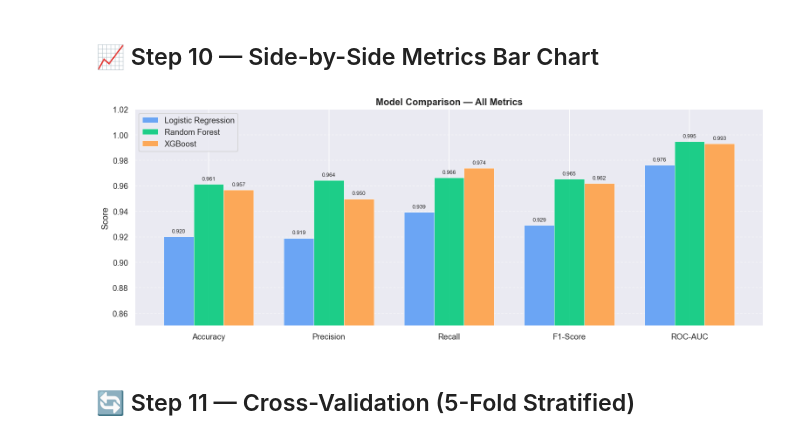
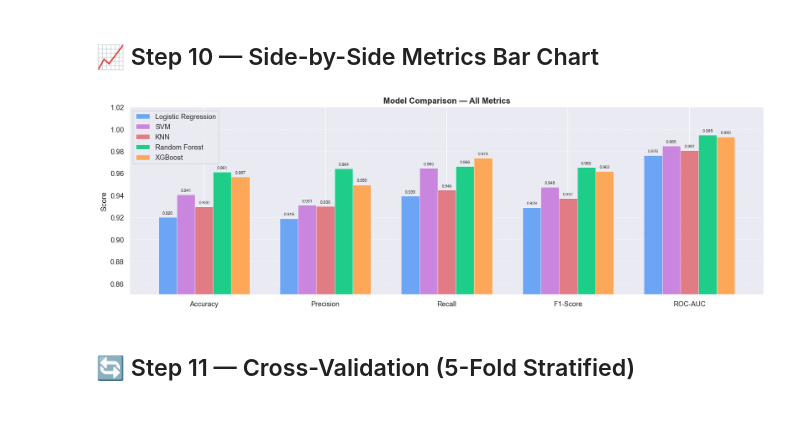
Before and after one commit to Celestia2006/phishing-detection, a Jupyter notebook: notebooks/train_models.ipynb, the cells around one changed output. Cells and saved outputs as stored; diff of their text form; code cells hidden in the pictures.

```diff
--- a/notebooks/train_models.ipynb
+++ b/notebooks/train_models.ipynb
@@ -206,0 +241,18 @@ Saved: ../backend/models/model_xgb.pkl
+# %%
+print('Training KNN...')
+start = time.time()
+
+model_knn = KNeighborsClassifier(
+    n_neighbors=5,   # Standard starting point; can tune via CV
+    metric='minkowski',
+    p=2,             # Euclidean distance
+    n_jobs=-1
+)
+model_knn.fit(X_train_scaled, y_train)
+
+knn_time = time.time() - start
+print(f'Done! Training time: {knn_time:.2f}s')
+
+# Save model
+joblib.dump(model_knn, '../backend/models/model_knn.pkl')
+print('Saved: ../backend/models/model_knn.pkl')
@@ -221,6 +277,8 @@ def evaluate_model(name, model, X_test, y_test):
 
 results = [
     evaluate_model('Logistic Regression', model_lr,  X_test_scaled, y_test),
+    evaluate_model('SVM',                 model_svm, X_test_scaled, y_test),
+    evaluate_model('KNN',                 model_knn, X_test_scaled, y_test),
     evaluate_model('Random Forest',       model_rf,  X_test,        y_test),
     evaluate_model('XGBoost',             model_xgb, X_test,        y_test),
 ]
@@ -269,35 +340,35 @@ plt.show()
 # %%
 metrics = ['Accuracy', 'Precision', 'Recall', 'F1-Score', 'ROC-AUC']
 x      = np.arange(len(metrics))
-width  = 0.25
-colors = ['#5a9cf5', '#00c97a', '#ff9f43']
+width  = 0.15
+colors = ['#5a9cf5', '#c678dd', '#e06c75', '#00c97a', '#ff9f43']
 
-fig, ax = plt.subplots(figsize=(13, 5))
+fig, ax = plt.subplots(figsize=(15, 5))
 
 for i, (model_name, color) in enumerate(zip(results_df.index, colors)):
     vals = results_df.loc[model_name, metrics].values
     bars = ax.bar(x + i * width, vals, width, label=model_name,
                   color=color, alpha=0.88, edgecolor='white', linewidth=0.5)
     for bar, val in zip(bars, vals):
         ax.text(
             bar.get_x() + bar.get_width() / 2,
             bar.get_height() + 0.002,
             f'{val:.3f}',
-            ha='center', va='bottom', fontsize=7.5
+            ha='center', va='bottom', fontsize=6.5
         )
 
-ax.set_xticks(x + width)
+ax.set_xticks(x + width * 2)
 ax.set_xticklabels(metrics)
 ax.set_ylim(0.85, 1.02)
 ax.set_ylabel('Score')
 ax.set_title('Model Comparison — All Metrics', fontsize=13, fontweight='bold')
 ax.legend()
 ax.yaxis.grid(True, linestyle='--', alpha=0.5)
 
 plt.tight_layout()
 plt.show()
 # %% [output]
-[figure, old version]
+[figure, new version]
 # %% [markdown]
 ## 🔄 Step 11 — Cross-Validation (5-Fold Stratified)
 # %%
```
Also changed, not shown: parts of 14 cells of this notebook, 13 other files.
